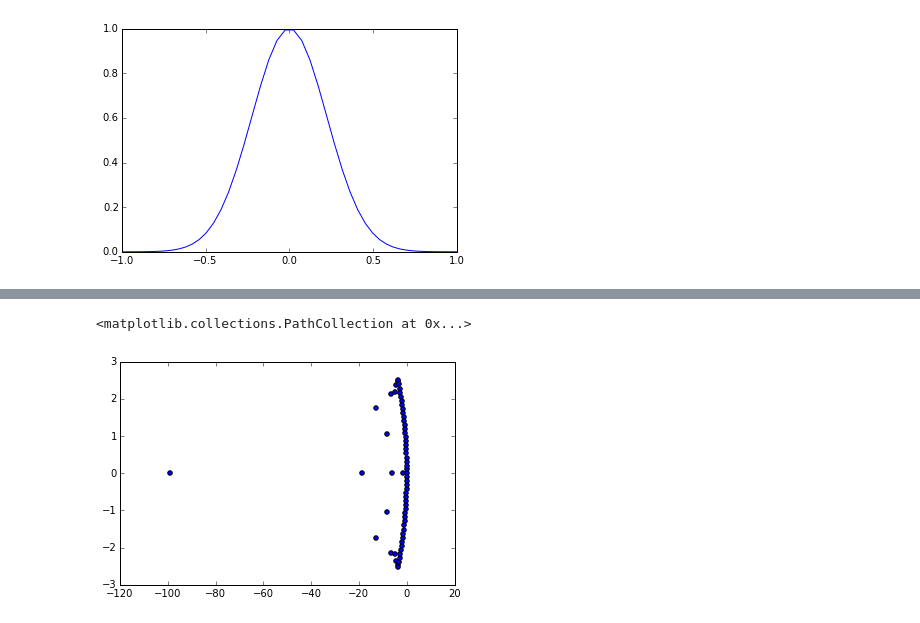
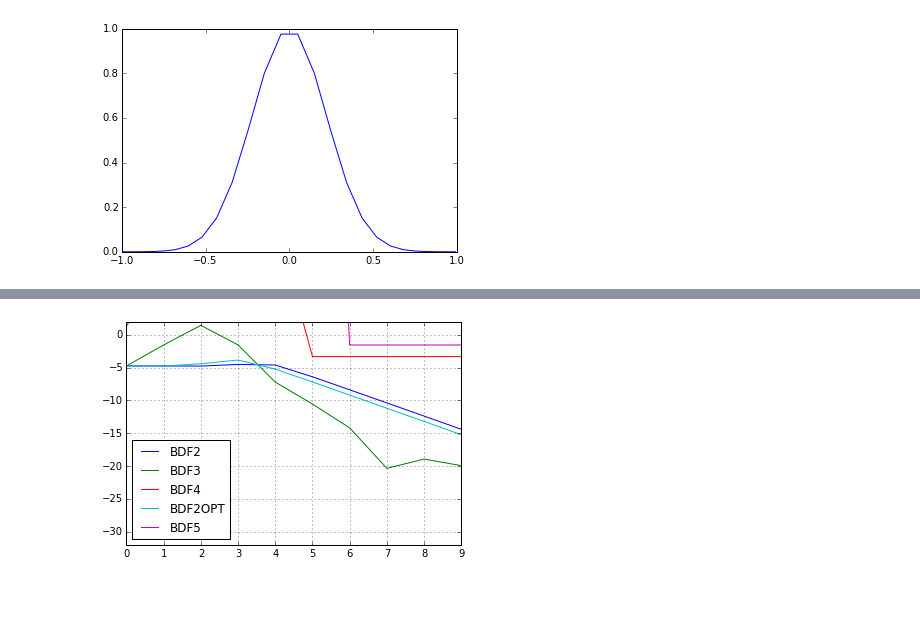
Before and after one commit to maxhutch/sem, a Jupyter notebook: 1D Advection-Diffusion.ipynb, the cells around one changed output, grey strips where cells are left out. Saved outputs shown, nothing was run; the diff lists cells and outputs as text; code cells hidden in the pictures; blank space fills up the shorter version.

```diff
--- a/1D Advection-Diffusion.ipynb
+++ b/1D Advection-Diffusion.ipynb
@@ -5,7 +5,7 @@ import matplotlib.pyplot as plt
 import sem
 import scipy.linalg as la
 # %%
-N = 64
+N = 32
 p = N - 1
 Al, Bl, Cl, Dl, zl, wl = sem.semhat(p)
 Q = np.zeros((N, N-1))
@@ -100,13 +100,15 @@ plt.plot(z, IC)
 [<matplotlib.lines.Line2D at 0x...>]
 [figure]
 # %%
-Cycles = 1
-Re = 100
+Cycles = 16
+Re = 256
 visc = 2 / Re
 
-ref = simulate(IC, Cycles, 2.**(-12), bdf2)
+nsamp = 10
 
-nsamp = 14
+ref = simulate(IC, Cycles, 2.**(-(nsamp + 2)), bdf2)
+
+
 dts = np.power(2., np.arange(0, -nsamp, -1))
 errs_2 = np.zeros(nsamp)
 errs_2o = np.zeros(nsamp)
@@ -119,9 +121,3 @@ for i in range(nsamp):
     errs_3[i]  = calculate_error(IC, ref, Cycles, dts[i], bdf3)
     errs_4[i]  = calculate_error(IC, ref, Cycles, dts[i], bdf4)
     errs_5[i]  = calculate_error(IC, ref, Cycles, dts[i], bdf5)
-plt.plot(-np.log2(dts), np.log2(errs_2))
-plt.plot(-np.log2(dts), np.log2(errs_3))
-plt.plot(-np.log2(dts), np.log2(errs_4))
-plt.plot(-np.log2(dts), np.log2(errs_2o))
-plt.plot(-np.log2(dts), np.log2(errs_5))
-plt.grid(True)
@@ -130,6 +124,11 @@ plt.grid(True)
-# %%
-ev = la.eigvals(C-visc*A)
-plt.scatter(np.real(ev), np.imag(ev))
-# %% [output]
-<matplotlib.collections.PathCollection at 0x...>
-[figure, removed]
+# %%
+plt.plot(-np.log2(dts), np.log2(errs_2), label="BDF2")
+plt.plot(-np.log2(dts), np.log2(errs_3), label="BDF3")
+plt.plot(-np.log2(dts), np.log2(errs_4), label="BDF4")
+plt.plot(-np.log2(dts), np.log2(errs_2o),label="BDF2OPT")
+plt.plot(-np.log2(dts), np.log2(errs_5), label="BDF5")
+plt.grid(True);
+plt.ylim(ymax=2., ymin=-32);
+plt.legend(loc=3);
+# %% [output]
+[figure, added]
```
Also changed, not shown: parts of 6 cells of this notebook, 2 other files.
